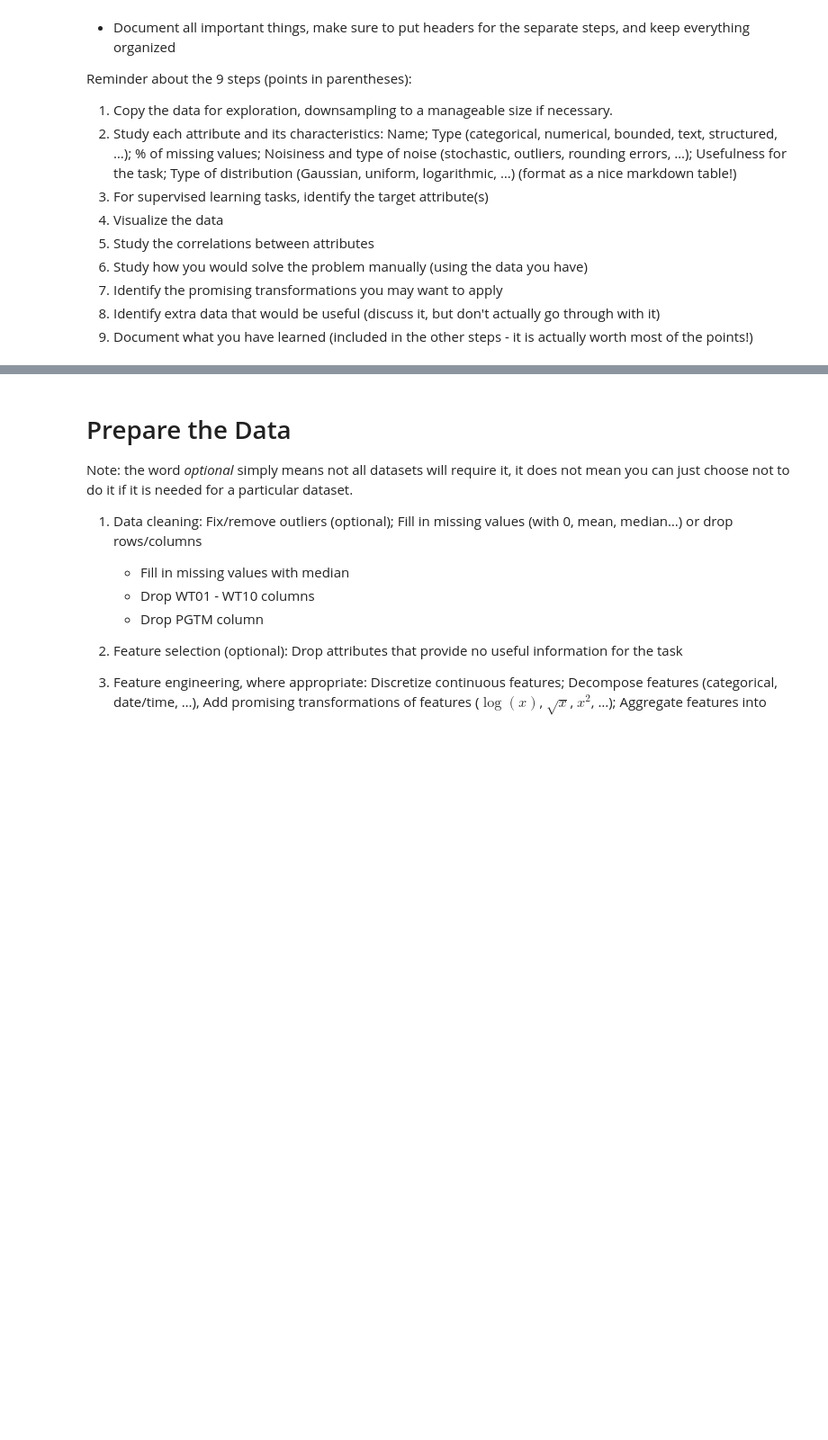
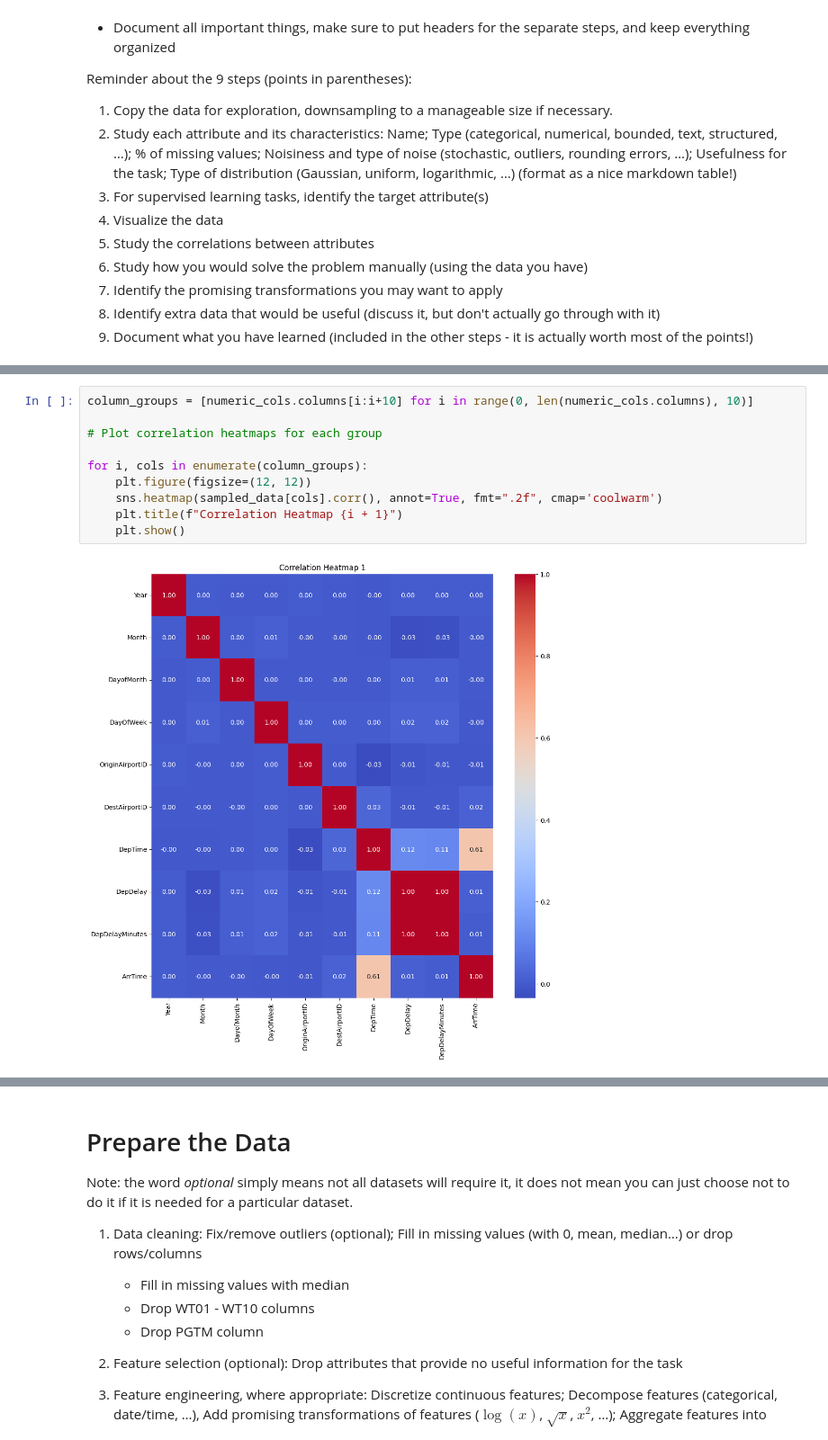
Before and after one commit to jyounes23/flight-delay-predictor, a Jupyter notebook: Delayed.ipynb, the cells around one changed output, grey strips where cells are left out. Shown at 90% size. Cells and saved outputs as stored; diff of their text form; blank space fills up the shorter version.

```diff
--- a/Delayed.ipynb
+++ b/Delayed.ipynb
@@ -409,0 +547,12 @@ dtype: float64
+# %%
+column_groups = [numeric_cols.columns[i:i+10] for i in range(0, len(numeric_cols.columns), 10)]
+
+# Plot correlation heatmaps for each group
+
+for i, cols in enumerate(column_groups):
+    plt.figure(figsize=(12, 12))
+    sns.heatmap(sampled_data[cols].corr(), annot=True, fmt=".2f", cmap='coolwarm')
+    plt.title(f"Correlation Heatmap {i + 1}")
+    plt.show()
+# %% [output]
+[figure, added]
```
Also changed, not shown: parts of 21 cells of this notebook.
